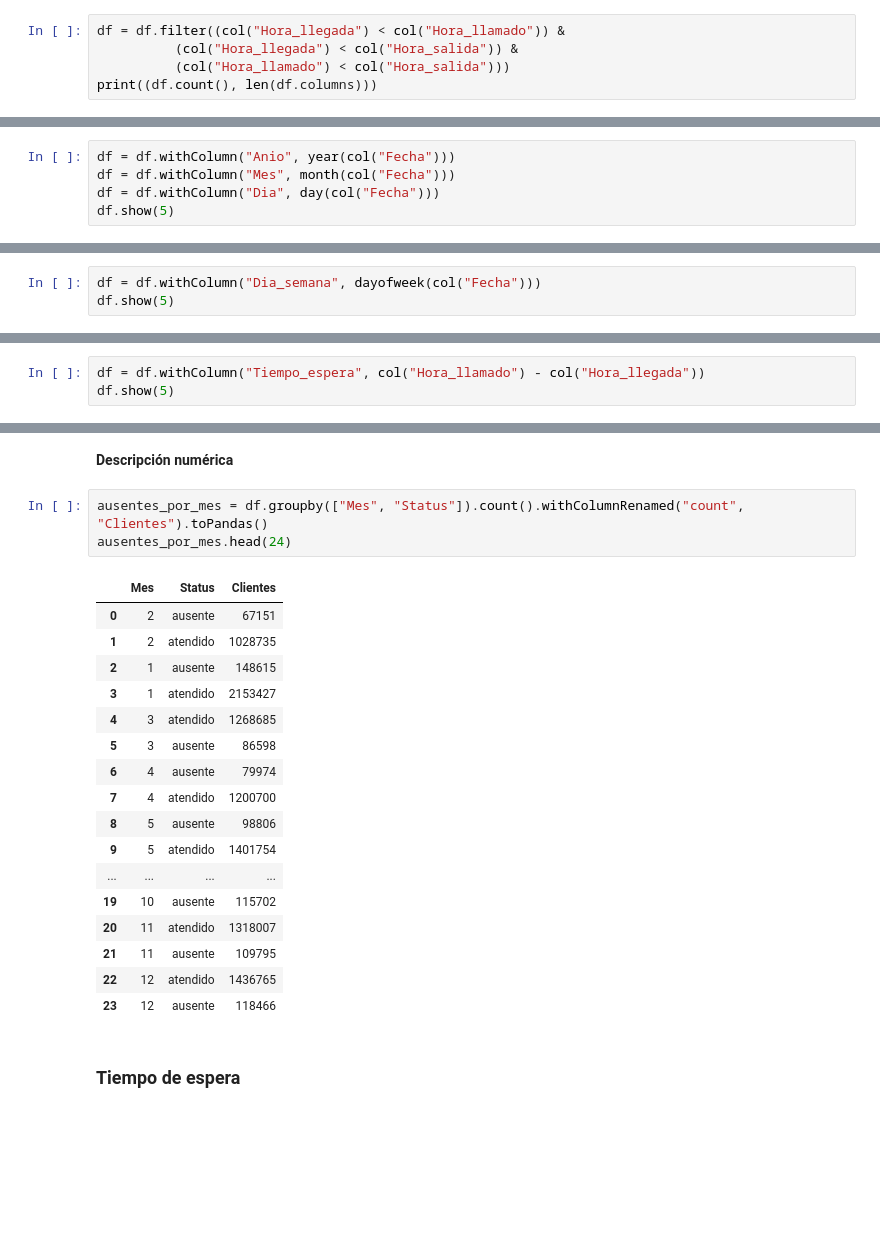
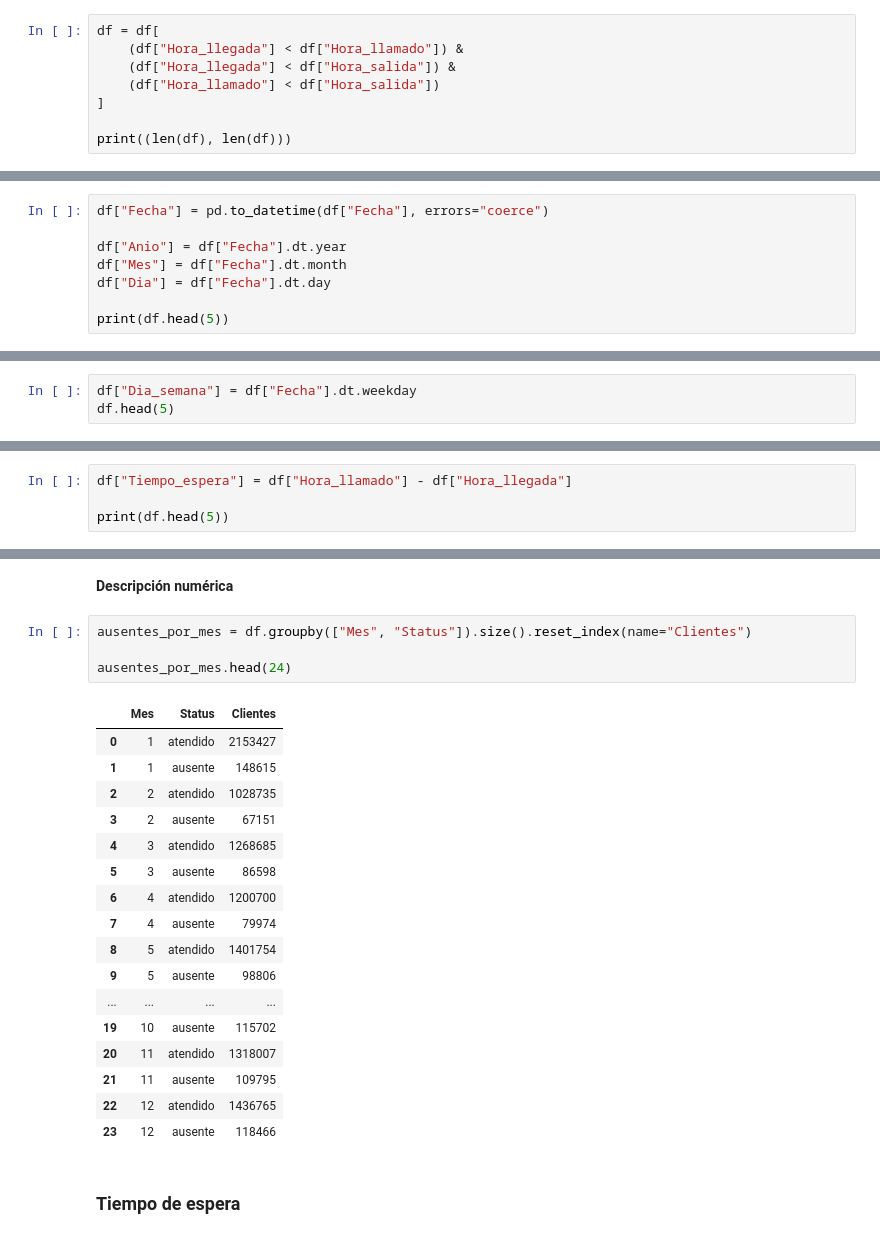
Before and after one commit to TheMexicanTarzan/Reto-COPPEL, a Jupyter notebook: Análisis_COPPEL.ipynb, the cells around one changed output, grey strips where cells are left out. Drawn from its saved outputs; the diff is of its cells as text; blank space fills up the shorter version.

Commit message:
Traduccion a pandas

```diff
--- a/Análisis_COPPEL.ipynb
+++ b/Análisis_COPPEL.ipynb
@@ -242,8 +216,11 @@ df.select(col("Status")).distinct().show()
 # %% [markdown]
 Eliminemos las observaciones donde la hora de llegada es mayor que la hora de llamado o salida y las observaciones donde su hora de llamado es mayor al horario de salida
 # %%
-df = df.filter((col("Hora_llegada") < col("Hora_llamado")) &
-          (col("Hora_llegada") < col("Hora_salida")) &
-          (col("Hora_llamado") < col("Hora_salida")))
-print((df.count(), len(df.columns)))
+df = df[
+    (df["Hora_llegada"] < df["Hora_llamado"]) &
+    (df["Hora_llegada"] < df["Hora_salida"]) &
+    (df["Hora_llamado"] < df["Hora_salida"])
+]
+
+print((len(df), len(df)))
 # %% [output]
@@ -255,8 +232,11 @@ Se eliminaron 400,000 observaciones, aproximadamente.
 # %% [markdown]
 Separemos el atributo compuesto *Fecha* en tres atributos: *Dia*, *Mes* y *Anio*.
 # %%
-df = df.withColumn("Anio", year(col("Fecha")))
-df = df.withColumn("Mes", month(col("Fecha")))
-df = df.withColumn("Dia", day(col("Fecha")))
-df.show(5)
+df["Fecha"] = pd.to_datetime(df["Fecha"], errors="coerce")
+
+df["Anio"] = df["Fecha"].dt.year
+df["Mes"] = df["Fecha"].dt.month
+df["Dia"] = df["Fecha"].dt.day
+
+print(df.head(5))
 # %% [output]
@@ -321,4 +298,4 @@ df.select(col("Dia")).distinct().orderBy(col("Dia")).show(31)
 # %%
-df = df.withColumn("Dia_semana", dayofweek(col("Fecha")))
-df.show(5)
+df["Dia_semana"] = df["Fecha"].dt.weekday
+df.head(5)
 # %% [output]
@@ -349,6 +319,7 @@ df.select(col("Dia_semana")).distinct().orderBy(col("Dia_semana")).show()
 # %% [markdown]
 Creemos una nueva columna que sea la diferencia de los atributos *Hora_llamado* y *Hora_llegada* para su posterior análisis.
 # %%
-df = df.withColumn("Tiempo_espera", col("Hora_llamado") - col("Hora_llegada"))
-df.show(5)
+df["Tiempo_espera"] = df["Hora_llamado"] - df["Hora_llegada"]
+
+print(df.head(5))
 # %% [output]
@@ -440,20 +406,21 @@ Podemos observar que el mes en el que entran más clientes es enero, le sigue ju
 # %% [markdown]
 **Descripción numérica**
 # %%
-ausentes_por_mes = df.groupby(["Mes", "Status"]).count().withColumnRenamed("count", "Clientes").toPandas()
+ausentes_por_mes = df.groupby(["Mes", "Status"]).size().reset_index(name="Clientes")
+
 ausentes_por_mes.head(24)
 # %% [output]
 |  | Mes | Status | Clientes |
-| 0 | 2 | ausente | 67151 |
-| 1 | 2 | atendido | 1028735 |
-| 2 | 1 | ausente | 148615 |
-| 3 | 1 | atendido | 2153427 |
+| 0 | 1 | atendido | 2153427 |
+| 1 | 1 | ausente | 148615 |
+| 2 | 2 | atendido | 1028735 |
+| 3 | 2 | ausente | 67151 |
 | 4 | 3 | atendido | 1268685 |
 | 5 | 3 | ausente | 86598 |
-| 6 | 4 | ausente | 79974 |
-| 7 | 4 | atendido | 1200700 |
-| 8 | 5 | ausente | 98806 |
-| 9 | 5 | atendido | 1401754 |
+| 6 | 4 | atendido | 1200700 |
+| 7 | 4 | ausente | 79974 |
+| 8 | 5 | atendido | 1401754 |
+| 9 | 5 | ausente | 98806 |
 | ... | ... | ... | ... |
 | 19 | 10 | ausente | 115702 |
 | 20 | 11 | atendido | 1318007 |
```
Also changed, not shown: parts of 44 cells of this notebook.
